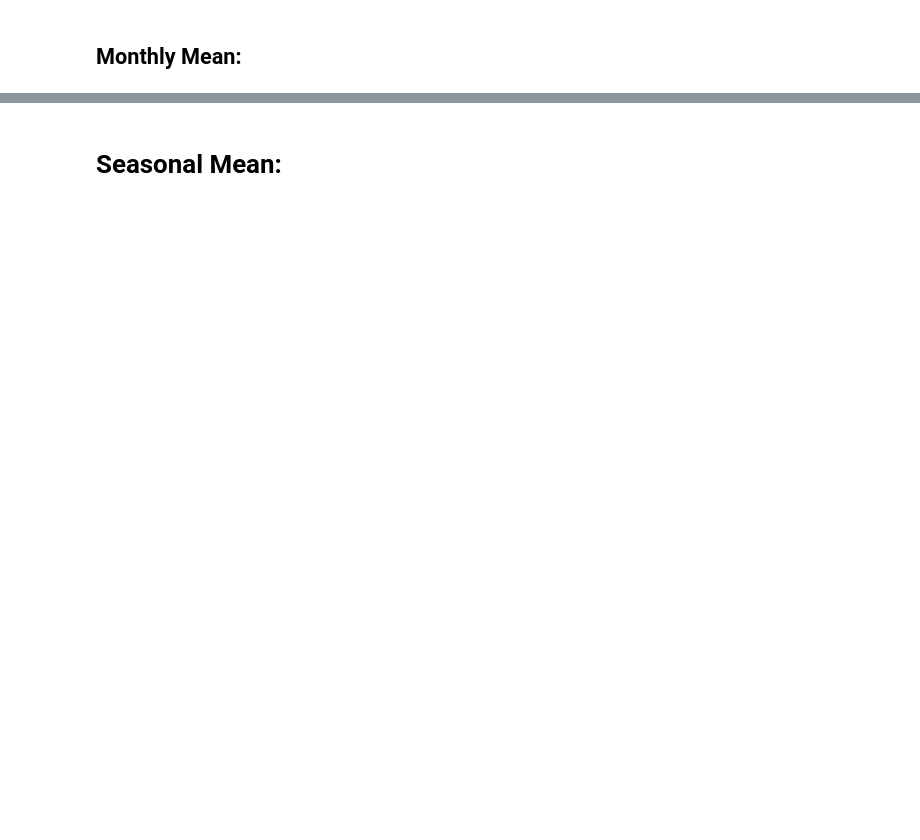
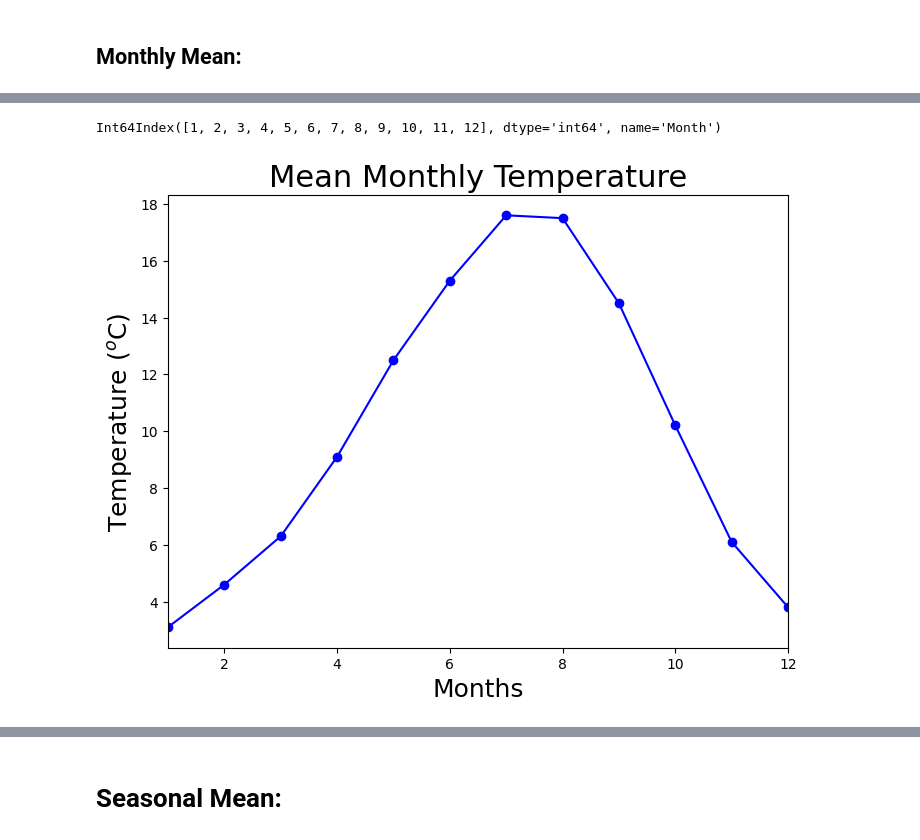
Before and after one commit to mbexhrs3/UCW-Project, a Jupyter notebook: RRU-2021_UCW_project_Sept_2021.ipynb, the cells around one changed output, grey strips where cells are left out. Cells and saved outputs as stored; diff of their text form; code cells hidden in the pictures; blank space fills up the shorter version.

```diff
--- a/RRU-2021_UCW_project_Sept_2021.ipynb
+++ b/RRU-2021_UCW_project_Sept_2021.ipynb
@@ -250,10 +442,19 @@ Monthly_Mean
+# %%
+Monthly_Mean.index
+# %% [output]
+Int64Index([1, 2, 3, 4, 5, 6, 7, 8, 9, 10, 11, 12], dtype='int64', name='Month')
 # %%
 fig = plt.figure(figsize=(8,6),dpi=100)
 ax = fig.add_subplot(111)
-ax.plot(months.values(), Monthly_Mean.Mean_Temp,'bo-')
+ax.plot(Monthly_Mean.index, Monthly_Mean.Mean_Temp,'bo-')
+plt.xlim([1,12])
 plt.ylabel('Temperature ($^{o}$C)',fontsize=18)
+plt.xlabel('Months',fontsize=18)
 plt.title('Mean Monthly Temperature', fontsize=22)
+
 plt.show()
+# %% [output]
+[figure, added]
 # %%
 fig = plt.figure(figsize=(8,6),dpi=100)
 ax = fig.add_subplot(111)
```
Also changed, not shown: parts of 47 cells of this notebook.
